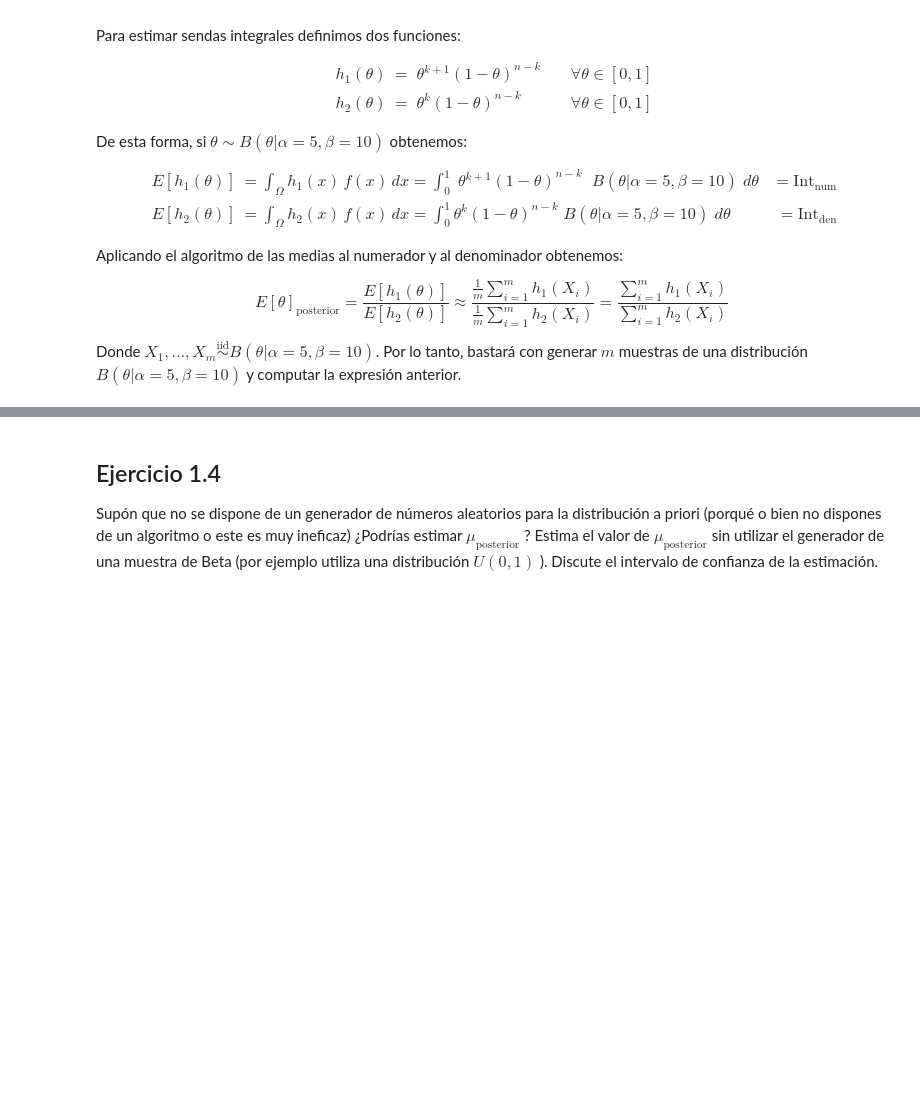
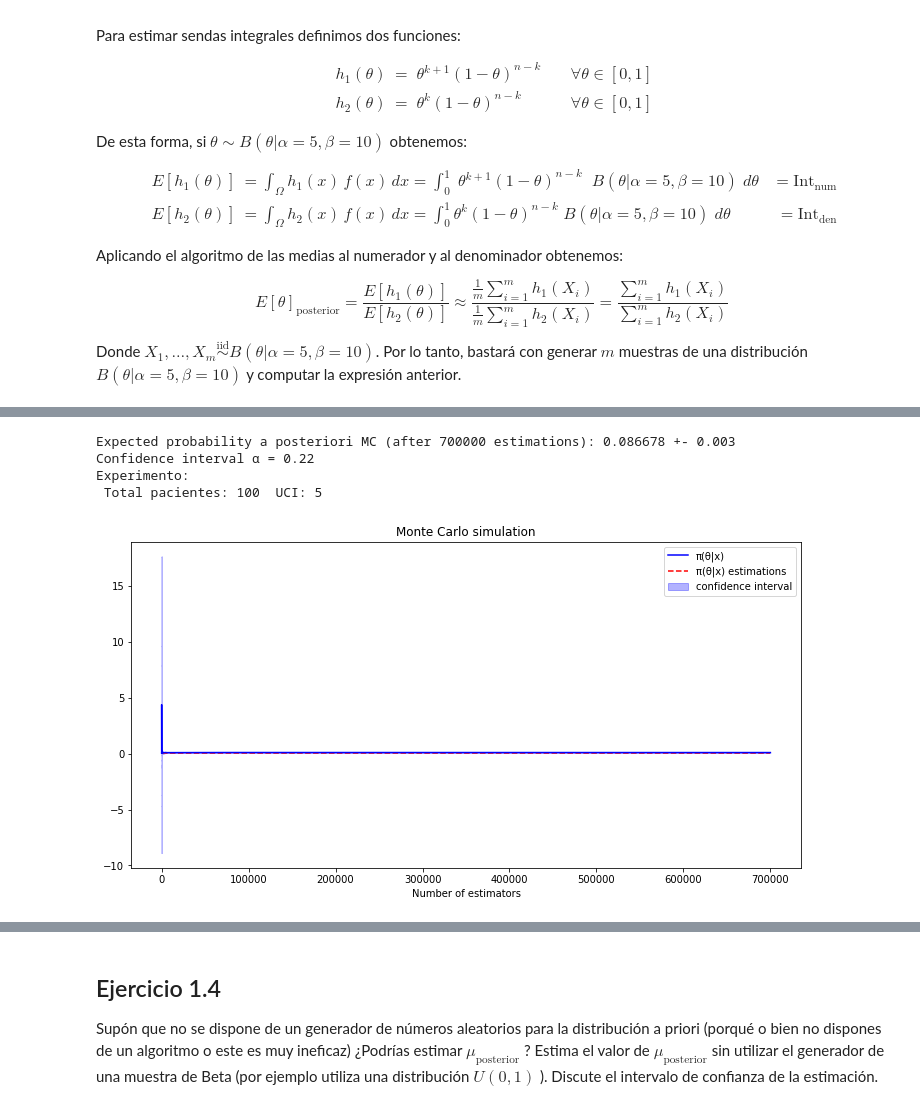
Before and after one commit to Ocete/mcd-cn, a Jupyter notebook: p2/Práctica 2 - Computación numérica.ipynb, the cells around one changed output, grey strips where cells are left out. Saved outputs shown, nothing was run; the diff lists cells and outputs as text; code cells hidden in the pictures; blank space fills up the shorter version.

```diff
--- a/p2/Práctica 2 - Computación numérica.ipynb
+++ b/p2/Práctica 2 - Computación numérica.ipynb
@@ -456 +458,9 @@ Experimento:
+# %%
+plot_theta_estimation(alpha=0.22,max_m = 7*10**5,dif_samples = True)
+# %% [output]
+Expected probability a posteriori MC (after 700000 estimations): 0.086678 +- 0.003
+Confidence interval α = 0.22
+Experimento:
+ Total pacientes: 100  UCI: 5
+[figure, added]
 # %% [markdown]
```
Also changed, not shown: parts of 9 cells of this notebook, 1 other file.
